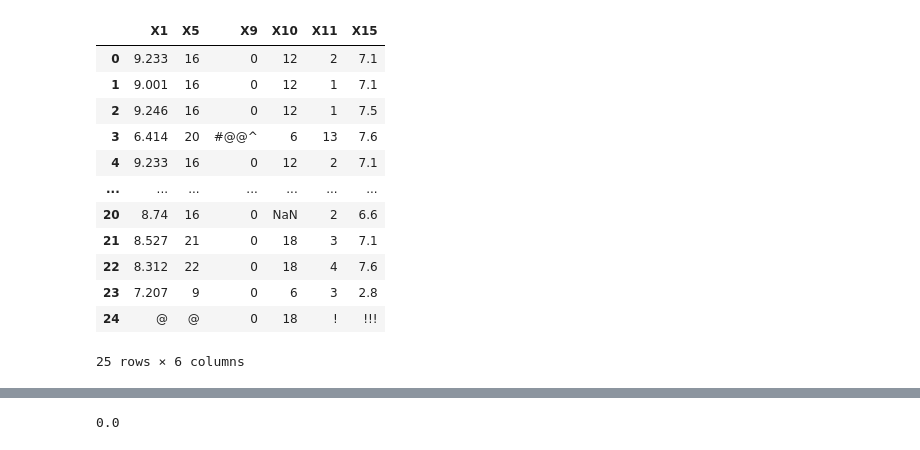
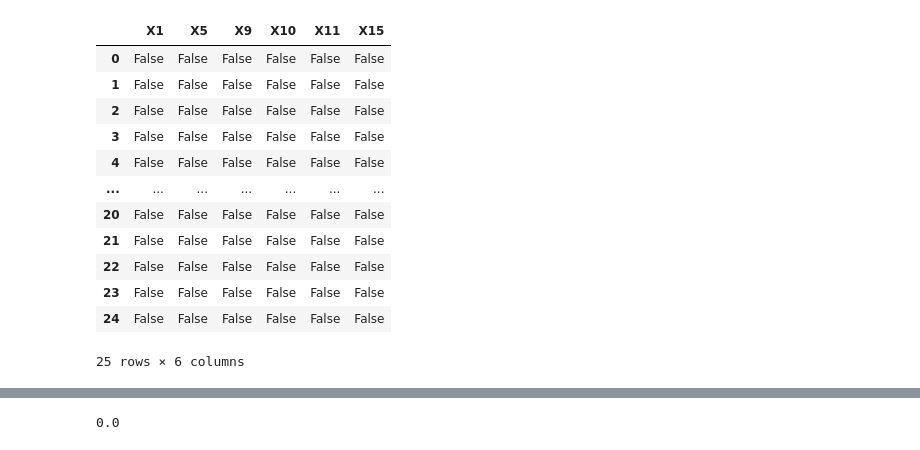
Before and after one commit to azadehiranmehr/lab2-Q2, a Jupyter notebook: lab2-q2.ipynb, the cells around one changed output, grey strips where cells are left out. Drawn from its saved outputs; the diff is of its cells as text; code cells hidden in the pictures.

```diff
--- a/lab2-q2.ipynb
+++ b/lab2-q2.ipynb
@@ -6,0 +38,4 @@ df = pd.read_excel('AlzheimerData.xlsx', skiprows=1)
+# %%
+#Remove
+df = df.loc[:, (df != 0).any(axis=0)]
+df
@@ -15,18 +82,18 @@ dtype: int64
 # %%
-dfo=df.select_dtypes('object')
 dfi = dfo.astype('str').replace(to_replace="[0-9\.]|(nan)", value='', regex=True).applymap(len)>5
-dfo.
+
+dfi
 # %% [output]
 |  | X1 | X5 | X9 | X10 | X11 | X15 |
-| 0 | 9.233 | 16 | 0 | 12 | 2 | 7.1 |
-| 1 | 9.001 | 16 | 0 | 12 | 1 | 7.1 |
-| 2 | 9.246 | 16 | 0 | 12 | 1 | 7.5 |
-| 3 | 6.414 | 20 | #@@^ | 6 | 13 | 7.6 |
-| 4 | 9.233 | 16 | 0 | 12 | 2 | 7.1 |
+| 0 | False | False | False | False | False | False |
+| 1 | False | False | False | False | False | False |
+| 2 | False | False | False | False | False | False |
+| 3 | False | False | False | False | False | False |
+| 4 | False | False | False | False | False | False |
 | ... | ... | ... | ... | ... | ... | ... |
-| 20 | 8.74 | 16 | 0 | NaN | 2 | 6.6 |
-| 21 | 8.527 | 21 | 0 | 18 | 3 | 7.1 |
-| 22 | 8.312 | 22 | 0 | 18 | 4 | 7.6 |
-| 23 | 7.207 | 9 | 0 | 6 | 3 | 2.8 |
-| 24 | @ | @ | 0 | 18 | ! | !!! |
+| 20 | False | False | False | False | False | False |
+| 21 | False | False | False | False | False | False |
+| 22 | False | False | False | False | False | False |
+| 23 | False | False | False | False | False | False |
+| 24 | False | False | False | False | False | False |
 25 rows × 6 columns
```
Also changed, not shown: parts of 26 cells of this notebook.
